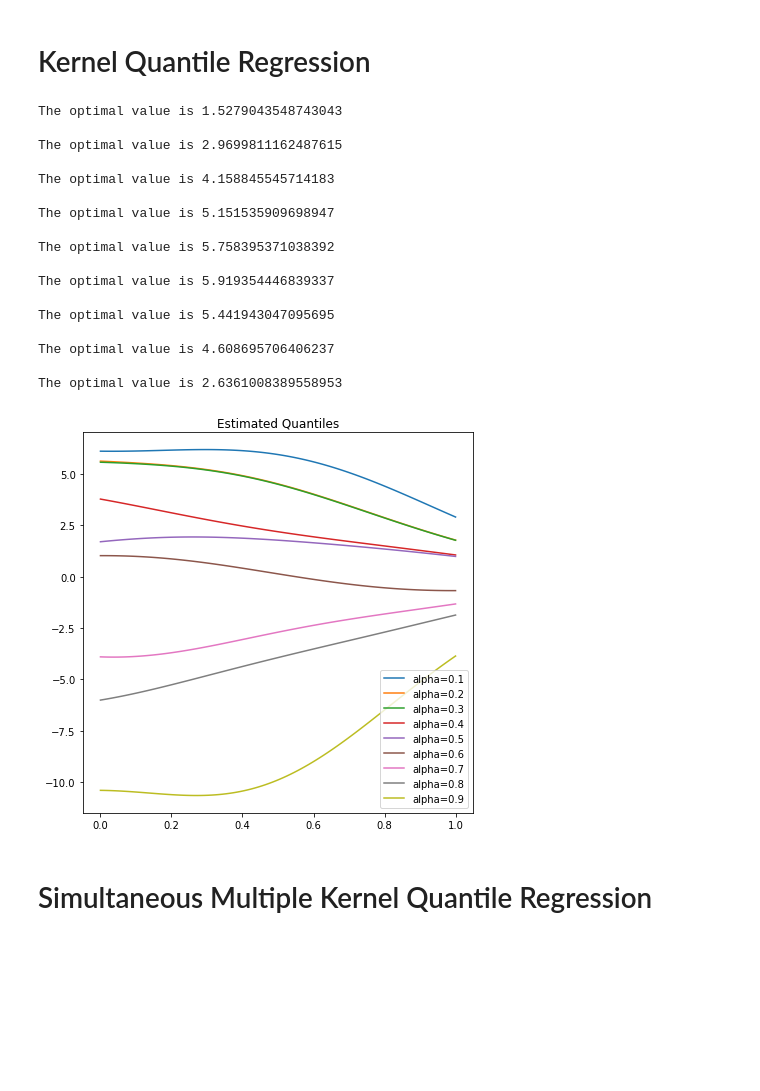
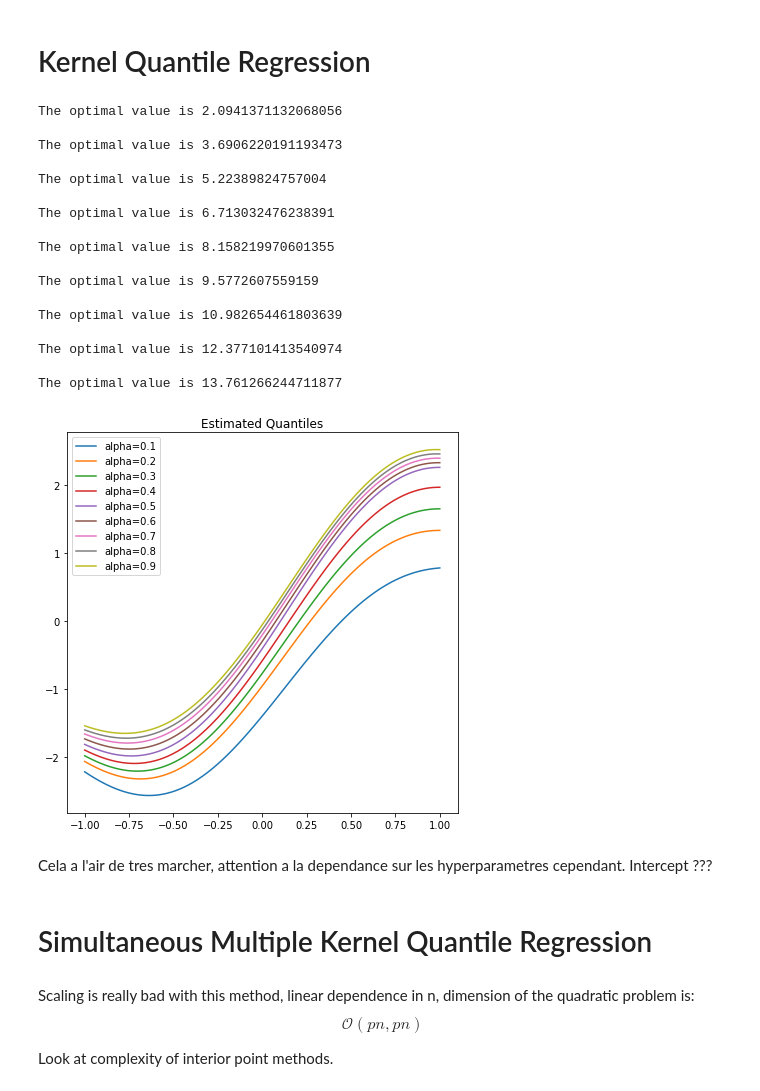
Before and after one commit to DimSum2k/Multi-Task-Quantile-Regression, a Jupyter notebook: KQR.ipynb, the cells around one changed output. Drawn from its saved outputs; the diff is of its cells as text; code cells hidden in the pictures; blank space fills up the shorter version.

Commit message:
Problem with single-KQR fixed, preparing simultaneous-KGR

```diff
--- a/KQR.ipynb
+++ b/KQR.ipynb
@@ -28,10 +28,10 @@ plt.show()
 # Generic Data
 # %%
 nsample = 40
-sigma = np.sqrt(0.25)
+sig = np.sqrt(0.25)
 
 X = 2*np.random.random(nsample) - 1
-e = sigma*np.random.randn(nsample)
+e = sig*np.random.randn(nsample)
 y = X + e
 
 theoretical_quantile = lambda x,alpha=0.5,sigma=1: sigma*norm().ppf(alpha) + x
@@ -42,7 +42,7 @@ x = np.linspace(-1,1,100)
 plt.figure(figsize=(7,7))
 
 for alpha in alpha_l:
-    plt.plot(x, theoretical_quantile(x,alpha,sigma), label="alpha={}".format(np.round(alpha,2)))
+    plt.plot(x, theoretical_quantile(x,alpha,sig), label="alpha={}".format(np.round(alpha,2)))
 
 plt.title("Theoretical Quantiles")
 plt.legend()
@@ -52,12 +52,11 @@ plt.show()
 # %% [markdown]
 # Kernel Quantile Regression
 # %%
-gauss_kernel = lambda x,y,signa=1: np.exp(-np.sum((x-y)**2)/sigma**2)
-#K_left = lambda x, K, sigma: np.array([gauss_kernel(x,X[i]) for i in range(nsample)])
+gauss_kernel = lambda x,y,sigma=1: np.exp(-np.sum((x-y)**2)/sigma**2)
 quantile_sol = lambda x,w: np.sum([w[i]*gauss_kernel(x,X[i]) for i in range(nsample)])
 
-lambd = 0.001
-
+sigma=0.1
+lambd = 0.1
 
 K = np.zeros((nsample,nsample))
 for i in range(nsample):
@@ -67,78 +66,81 @@ for i in range(nsample):
 alpha_l = np.arange(0.1,1,0.1)
 
 # Generate a random non-trivial quadratic program.
+n = 3*nsample
 m = 4*nsample
-n = 4*nsample
-p = nsample
 
-np.random.seed(1)
+#np.random.seed(1)
 
 P = np.zeros((n,n))
 P[0:nsample,0:nsample] = K
-P[0:nsample,nsample:2*nsample] = -K
-P[nsample:2*nsample,0:nsample] = -K
-P[nsample:2*nsample,nsample:2*nsample] = K
-P = P
 
-G = -np.eye(n)
+G = np.zeros((m,n))
+G[0:nsample,nsample:2*nsample] = -np.eye(nsample)
+G[nsample:2*nsample,2*nsample:3*nsample] = -np.eye(nsample)
+G[2*nsample:3*nsample,0:nsample] = -K
+G[2*nsample:3*nsample,nsample:2*nsample] = -np.eye(nsample)
+G[3*nsample:4*nsample,0:nsample] = K
+G[3*nsample:4*nsample,2*nsample:3*nsample] = np.eye(nsample)
 
-h = np.zeros(n)
+h = np.zeros(m)
+h[2*nsample:3*nsample] = -y
+h[3*nsample:4*nsample] = y
 
-A = np.hstack([K,-K,np.eye(nsample),-np.eye(nsample)])
-
-b = y
-
-
-abscisse = np.linspace(0,1,100)
+abscisse = np.linspace(-1,1,100)
 plt.figure(figsize=(7,7))
 
 for alpha in alpha_l:
 
-    q = np.zeros(4*nsample)
-    q[2*nsample:3*nsample] = alpha
-    q[3*nsample:4*nsample] = 1-alpha
+    q = np.zeros(n)
+    q[nsample:2*nsample] = alpha
+    q[2*nsample:3*nsample] = 1-alpha
 
     # Define and solve the CVXPY problem.
     x = cp.Variable(n)
-    prob = cp.Problem(cp.Minimize(lambd*cp.quad_form(x, P) + q.T @ x),
-                     [G @ x <= h,
-                      A @ x == b])
+    prob = cp.Problem(cp.Minimize(lambd*0.5*cp.quad_form(x, P) + q.T @ x),
+                     [G @ x <= h])
     prob.solve()
 
     # Print result.
     print("\nThe optimal value is", prob.value)
     #print("A solution x is")
     #print(x.value)
     #print("A dual solution corresponding to the inequality constraints is")
     #print(prob.constraints[0].dual_value)
 
-    w_opt = x.value[2*nsample:3*nsample] - x.value[3*nsample:4*nsample]
+    w_opt = x.value[:nsample]
 
     t = [quantile_sol(xi,w_opt) for xi in abscisse]
     plt.plot(abscisse, t, label="alpha={}".format(np.round(alpha,2)))
 
 
 plt.title("Estimated Quantiles")
 plt.legend()
 plt.show()
 # %% [output]
-The optimal value is 1.5279043548743043
+The optimal value is 2.0941371132068056
 
-The optimal value is 2.9699811162487615
+The optimal value is 3.6906220191193473
 
-The optimal value is 4.158845545714183
+The optimal value is 5.22389824757004
 
-The optimal value is 5.151535909698947
+The optimal value is 6.713032476238391
 
-The optimal value is 5.758395371038392
+The optimal value is 8.158219970601355
 
-The optimal value is 5.919354446839337
+The optimal value is 9.5772607559159
 
-The optimal value is 5.441943047095695
+The optimal value is 10.982654461803639
 
-The optimal value is 4.608695706406237
+The optimal value is 12.377101413540974
 
-The optimal value is 2.6361008389558953
+The optimal value is 13.761266244711877
-[figure, old version]
+[figure, new version]
+# %% [markdown]
+Cela a l'air de tres marcher, attention a la dependance sur les hyperparametres cependant. Intercept ???
 # %% [markdown]
 # Simultaneous Multiple Kernel Quantile Regression
+# %% [markdown]
+Scaling is really bad with this method, linear dependence in n, dimension of the quadratic problem is: $$\mathcal{O}(pn,pn)$$
+
+Look at complexity of interior point methods.
```
Also changed, not shown: parts of 2 cells of this notebook.
